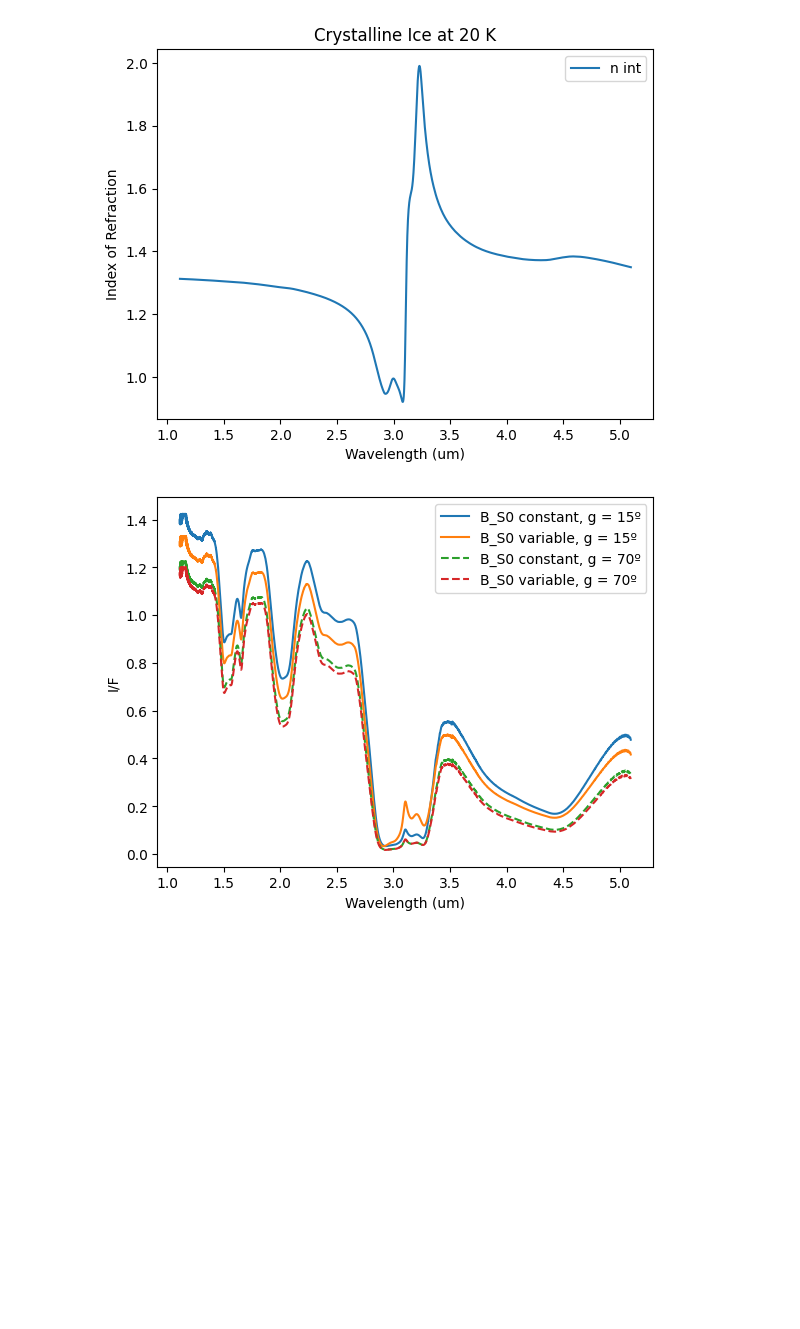
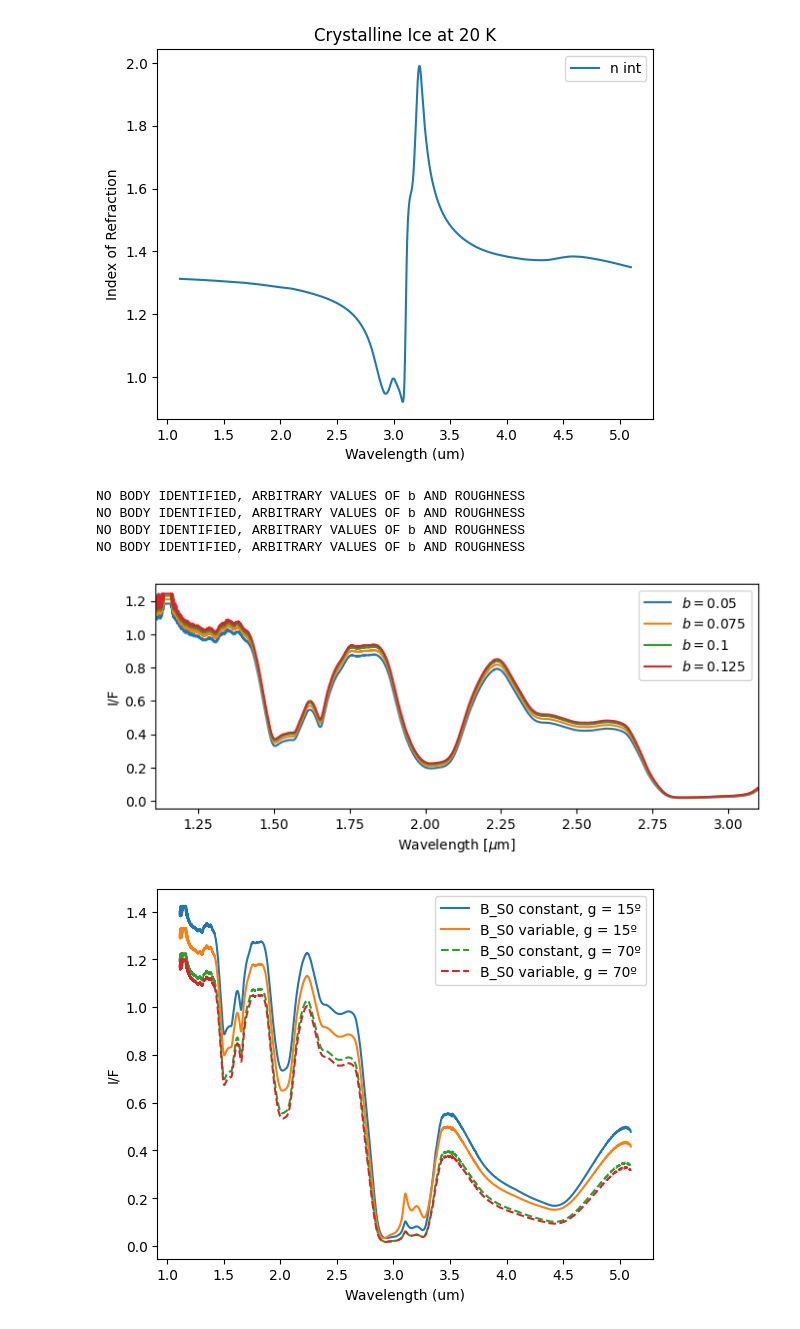
Before and after one commit to mrejonlopez/Hapke-Model, a Jupyter notebook: Hapke.ipynb, the cells around one changed output. Drawn from its saved outputs; the diff is of its cells as text; code cells hidden in the pictures; blank space fills up the shorter version.

```diff
--- a/Hapke.ipynb
+++ b/Hapke.ipynb
@@ -29,6 +29,27 @@ ax.legend()
 plt.show()
 # %% [output]
 [figure]
+# %%
+b_array = [0.05,0.075,0.1,0.125]
+
+e, i, phase = [np.deg2rad(30),np.deg2rad(0.00001),np.deg2rad(30)]
+angles = [e, i , phase]
+
+fig, ax = plt.subplots(figsize = (8,3))
+for i in range(len(b_array)):
+    ax.plot(wav, hapke.hapke_model_mixed([b_array[i], 0.4,np.deg2rad(30),0.00007], wav, angles, n, k,n2,k2)['IF'], label = r'$b = $' + str(b_array[i]))
+ax.set_xlabel(r'Wavelength [$\mu$m]')
+ax.set_ylabel('I/F')
+ax.set_title('')
+ax.set_xlim(1.11,3.1)
+ax.legend()
+plt.show()
+# %% [output]
+NO BODY IDENTIFIED, ARBITRARY VALUES OF b AND ROUGHNESS
+NO BODY IDENTIFIED, ARBITRARY VALUES OF b AND ROUGHNESS
+NO BODY IDENTIFIED, ARBITRARY VALUES OF b AND ROUGHNESS
+NO BODY IDENTIFIED, ARBITRARY VALUES OF b AND ROUGHNESS
+[figure, added]
 # %%
 # TESTING OF THE TWO IMPLEMENTATIONS OF SHOE: ONE WITH CONSTANT AND WAVELENGTH DEPENDENT SHOE AMPLITUDE
 
```
Also changed, not shown: 3 other files.
